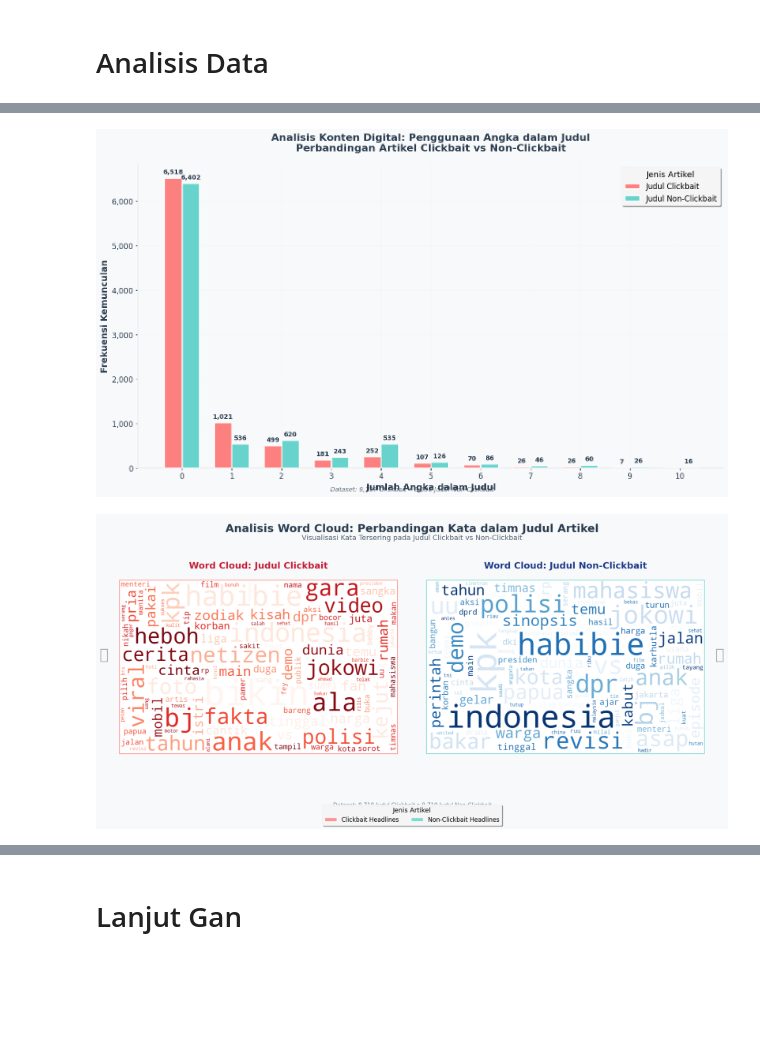
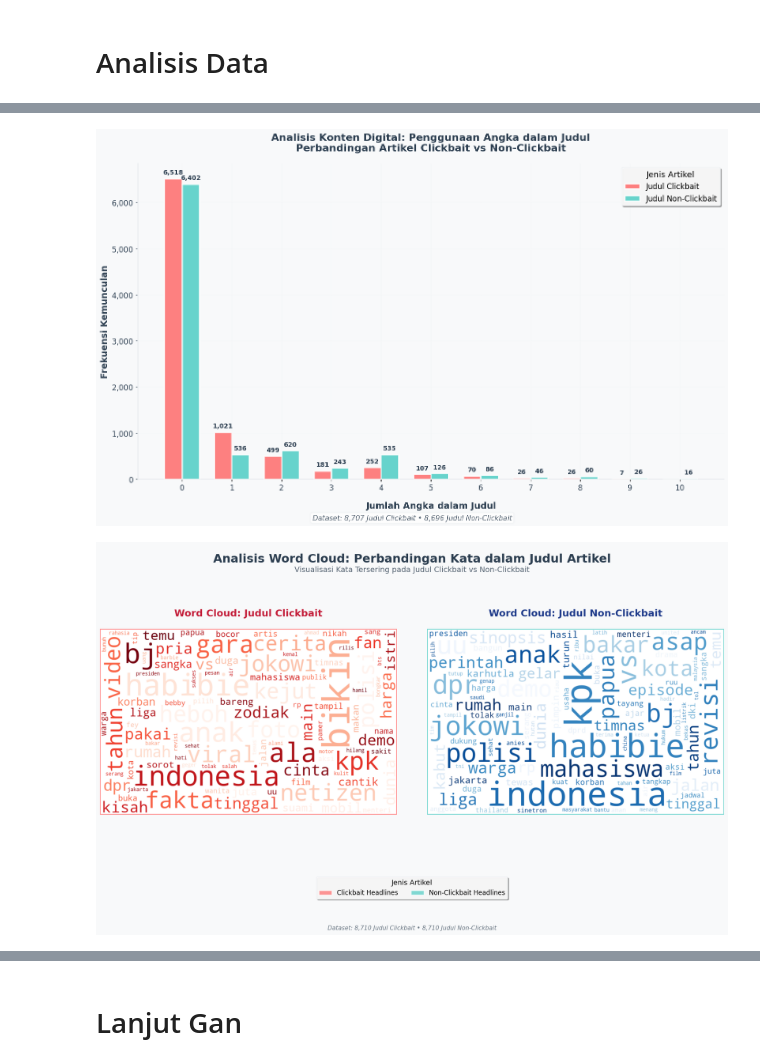
Before and after one commit to furaihan/proyek-data-mining, a Jupyter notebook: main_tfidf.ipynb, the cells around one changed output, grey strips where cells are left out. Saved outputs shown, nothing was run; the diff lists cells and outputs as text; code cells hidden in the pictures; blank space fills up the shorter version.

Commit message:
feat: update visual, remove unsupported emojis

```diff
--- a/main_tfidf.ipynb
+++ b/main_tfidf.ipynb
@@ -299,8 +293,4 @@ plt.show()
 # %%
-import matplotlib.pyplot as plt
-import seaborn as sns
-import numpy as np
-import re
 from matplotlib.patches import Rectangle
 import matplotlib.patches as mpatches
 
@@ -329,7 +319,7 @@ non_clickbait_counts = [d['non_clickbait'] for d in digit_counts]
 
 # Set up the plot with modern aesthetics
 plt.style.use('default')
-fig, ax = plt.subplots(figsize=(14, 8))
+fig, ax = plt.subplots(figsize=(14, 9))  # Increased height slightly
 
 # Modern color palette
 colors = {
@@ -378,7 +368,7 @@ add_value_labels(bars1, clickbait_counts)
 add_value_labels(bars2, non_clickbait_counts)
 
 # Customize the plot
-ax.set_xlabel('Jumlah Angka dalam Judul', fontsize=14, fontweight='600', color=colors['text'])
+ax.set_xlabel('Jumlah Angka dalam Judul', fontsize=14, fontweight='600', color=colors['text'], labelpad=15)
 ax.set_ylabel('Frekuensi Kemunculan', fontsize=14, fontweight='600', color=colors['text'])
 ax.set_title('Analisis Konten Digital: Penggunaan Angka dalam Judul\n'
              'Perbandingan Artikel Clickbait vs Non-Clickbait',
@@ -401,41 +391,45 @@ legend_elements = [
     mpatches.Rectangle((0, 0), 1, 1, facecolor=colors['clickbait'], alpha=0.85,
                       edgecolor='white', linewidth=2, label='Judul Clickbait'),
     mpatches.Rectangle((0, 0), 1, 1, facecolor=colors['non_clickbait'], alpha=0.85,
                       edgecolor='white', linewidth=2, label='Judul Non-Clickbait')
 ]
 
 legend = ax.legend(handles=legend_elements, loc='upper right',
                    frameon=True, fancybox=True, shadow=True,
                    fontsize=12, title='Jenis Artikel', title_fontsize=13)
 legend.get_frame().set_facecolor('white')
 legend.get_frame().set_alpha(0.9)
 legend.get_frame().set_edgecolor(colors['grid'])
 
 # Remove top and right spines for cleaner look
 ax.spines['top'].set_visible(False)
 ax.spines['right'].set_visible(False)
 ax.spines['left'].set_color(colors['grid'])
 ax.spines['bottom'].set_color(colors['grid'])
 
 # Add subtle shadow effect
 for spine in ax.spines.values():
     spine.set_linewidth(1.5)
 
-# Adjust layout and display
+# Adjust layout first
 plt.tight_layout()
-plt.subplots_adjust(top=0.92)
+plt.subplots_adjust(top=0.92, bottom=0.15)  # Added more bottom margin
 
-# Add a subtle footer with insights
+# Add footer with dataset information in a better position
 total_clickbait = sum(clickbait_counts)
 total_non_clickbait = sum(non_clickbait_counts)
-fig.text(0.5, 0.02, f'Dataset: {total_clickbait:,} Clickbait • {total_non_clickbait:,} Judul Non-Clickbait',
-         ha='center', fontsize=10, style='italic', color=colors['text'], alpha=0.7)
+fig.text(0.5, 0.05, f'Dataset: {total_clickbait:,} Judul Clickbait • {total_non_clickbait:,} Judul Non-Clickbait',
+         ha='center', fontsize=11, style='italic', color=colors['text'], alpha=0.8,
+         bbox=dict(boxstyle="round,pad=0.3", facecolor='white', alpha=0.8, edgecolor=colors['grid']))
 
 plt.show()
 # %% [output]
-[figure, old version]
+[figure, new version]
 # %%
 from wordcloud import WordCloud
+import matplotlib.pyplot as plt
+import matplotlib.patches as mpatches
+
 # Prepare the text data
 clickbait_text = ' '.join(df_clickbait['stopword_removed'].explode())
 non_clickbait_text = ' '.join(df_non_clickbait['stopword_removed'].explode())
@@ -451,7 +445,7 @@ colors = {
 
 # Create figure with modern styling
 plt.style.use('default')
-fig = plt.figure(figsize=(18, 10))
+fig = plt.figure(figsize=(18, 12))  # Increased height to accommodate both legend and dataset info
 fig.patch.set_facecolor(colors['background'])
 
 # Create custom word clouds with enhanced styling
@@ -483,7 +477,7 @@ non_clickbait_wordcloud = WordCloud(
     margin=10
 ).generate(non_clickbait_text)
 
-# Create subplots with enhanced spacing
+# Create subplots with enhanced spacing - adjusted for more bottom space
 gs = fig.add_gridspec(2, 2, height_ratios=[0.1, 1], hspace=0.1, wspace=0.1)
 
 # Add main title
@@ -526,7 +520,7 @@ rect2 = mpatches.Rectangle((0, 0), 1, 1, linewidth=3, edgecolor='#4ECDC4',
                           facecolor='none', alpha=0.7, transform=ax2.transAxes)
 ax2.add_patch(rect2)
 
-# Add color indicators/legend
+# Add color indicators/legend - positioned higher
 legend_elements = [
     mpatches.Rectangle((0, 0), 1, 1, facecolor='#FF6B6B', alpha=0.7,
                       edgecolor='white', linewidth=2, label='Clickbait Headlines'),
@@ -534,27 +528,23 @@ legend_elements = [
                       edgecolor='white', linewidth=2, label='Non-Clickbait Headlines')
 ]
 
-# Position legend at the bottom
+# Position legend higher to avoid overlap with dataset info
 legend = fig.legend(handles=legend_elements, loc='lower center',
-                   bbox_to_anchor=(0.5, 0.02), ncol=2,
+                   bbox_to_anchor=(0.5, 0.08), ncol=2,  # Moved up from 0.02 to 0.08
                    frameon=True, fancybox=True, shadow=True,
                    fontsize=12, title='Jenis Artikel', title_fontsize=13)
 legend.get_frame().set_facecolor('white')
 legend.get_frame().set_alpha(0.9)
 legend.get_frame().set_edgecolor(colors['accent'])
 
-# Add dataset information
+# Add dataset information - positioned lower and separated from legend
 total_clickbait = len(df_clickbait)
 total_non_clickbait = len(df_non_clickbait)
-fig.text(0.5, 0.08, f'Dataset: {total_clickbait:,} Judul Clickbait • {total_non_clickbait:,} Judul Non-Clickbait',
+fig.text(0.5, 0.02, f'Dataset: {total_clickbait:,} Judul Clickbait • {total_non_clickbait:,} Judul Non-Clickbait',
          ha='center', fontsize=11, style='italic', color=colors['text'], alpha=0.7)
 
-# Add subtle decorative elements
-fig.text(0.02, 0.5, '🔥', fontsize=30, alpha=0.3, va='center')
-fig.text(0.98, 0.5, '📰', fontsize=30, alpha=0.3, va='center', ha='right')
-
-# Final layout adjustment
-plt.subplots_adjust(top=0.88, bottom=0.15, left=0.05, right=0.95)
+# Final layout adjustment - increased bottom margin for proper spacing
+plt.subplots_adjust(top=0.85, bottom=0.18, left=0.05, right=0.95)  # Increased bottom from 0.15 to 0.18
 plt.show()
 # %% [output]
-[figure, old version]
+[figure, new version]
```
Also changed, not shown: parts of 4 cells of this notebook, 1 other file.
